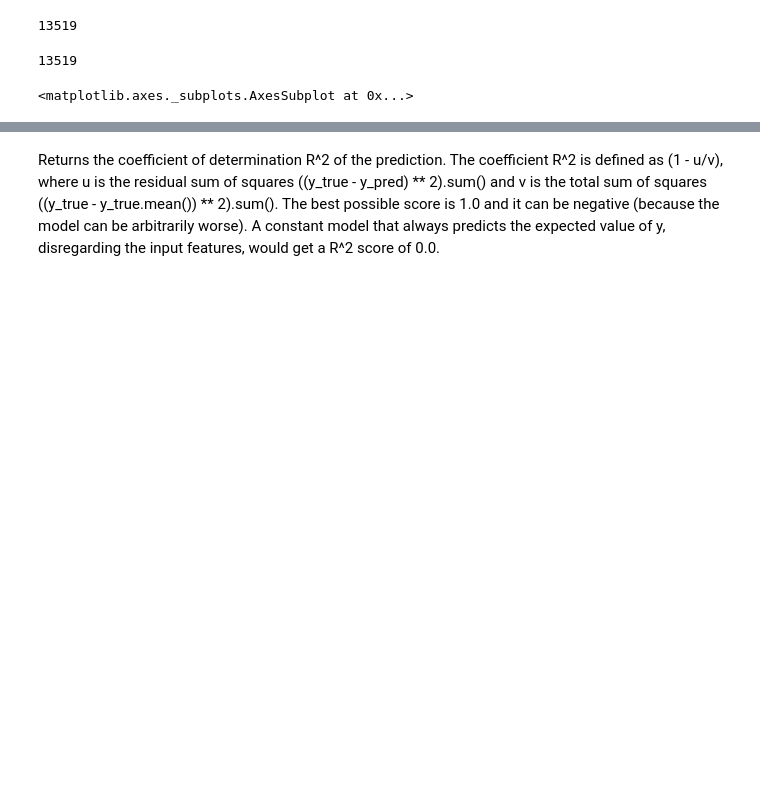
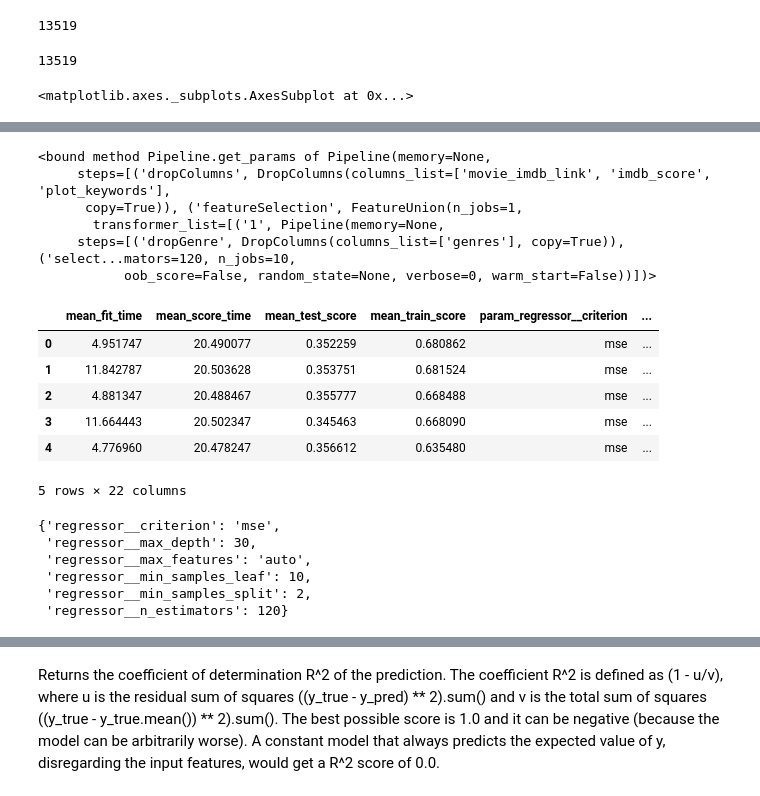
Before and after one commit to Jodahr/ImdbMovies, a Jupyter notebook: Untitled.ipynb, the cells around one changed output, grey strips where cells are left out. Cells and saved outputs as stored; diff of their text form; code cells hidden in the pictures; blank space fills up the shorter version.

```diff
--- a/Untitled.ipynb
+++ b/Untitled.ipynb
@@ -403,0 +413,24 @@ importances.sort_values(by='Gini-importance', axis=0, ascending=False).head(20)
+# %%
+search.best_estimator_.get_params
+pd.DataFrame(search.cv_results_).head()
+search.best_params_
+# %% [output]
+<bound method Pipeline.get_params of Pipeline(memory=None,
+     steps=[('dropColumns', DropColumns(columns_list=['movie_imdb_link', 'imdb_score', 'plot_keywords'],
+      copy=True)), ('featureSelection', FeatureUnion(n_jobs=1,
+       transformer_list=[('1', Pipeline(memory=None,
+     steps=[('dropGenre', DropColumns(columns_list=['genres'], copy=True)), ('select...mators=120, n_jobs=10,
+           oob_score=False, random_state=None, verbose=0, warm_start=False))])>
+|  | mean_fit_time | mean_score_time | mean_test_score | mean_train_score | param_regressor__criterion | ... |
+| 0 | 4.951747 | 20.490077 | 0.352259 | 0.680862 | mse | ... |
+| 1 | 11.842787 | 20.503628 | 0.353751 | 0.681524 | mse | ... |
+| 2 | 4.881347 | 20.488467 | 0.355777 | 0.668488 | mse | ... |
+| 3 | 11.664443 | 20.502347 | 0.345463 | 0.668090 | mse | ... |
+| 4 | 4.776960 | 20.478247 | 0.356612 | 0.635480 | mse | ... |
+5 rows × 22 columns
+{'regressor__criterion': 'mse',
+ 'regressor__max_depth': 30,
+ 'regressor__max_features': 'auto',
+ 'regressor__min_samples_leaf': 10,
+ 'regressor__min_samples_split': 2,
+ 'regressor__n_estimators': 120}
```
Also changed, not shown: parts of 26 cells of this notebook.
